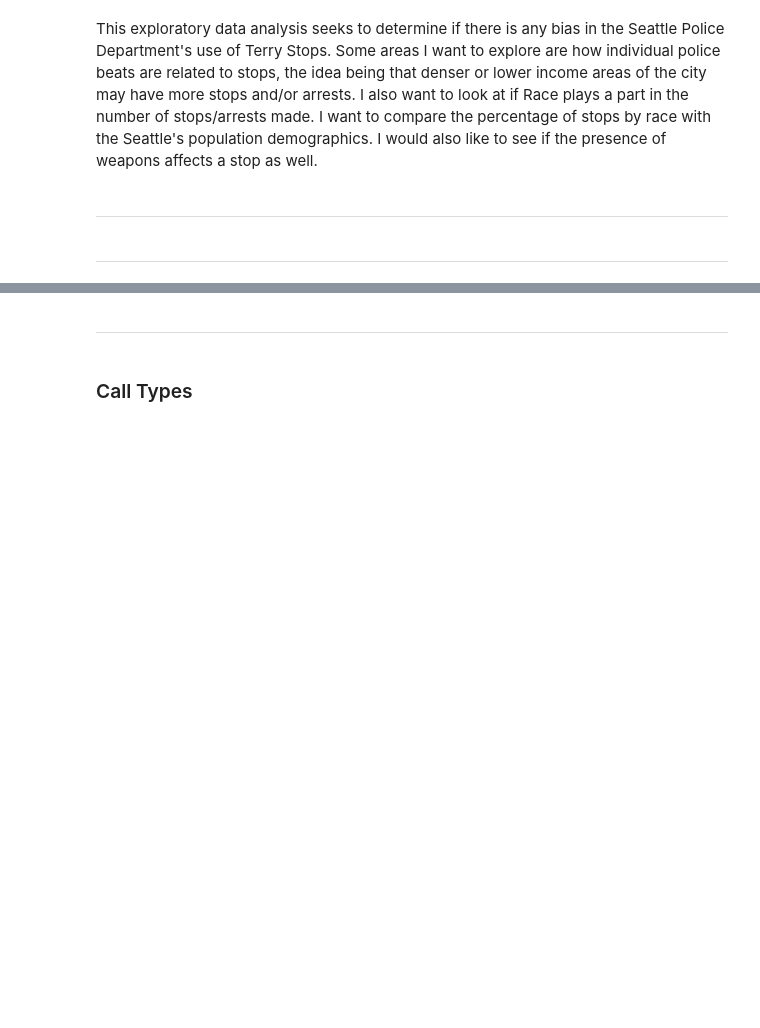
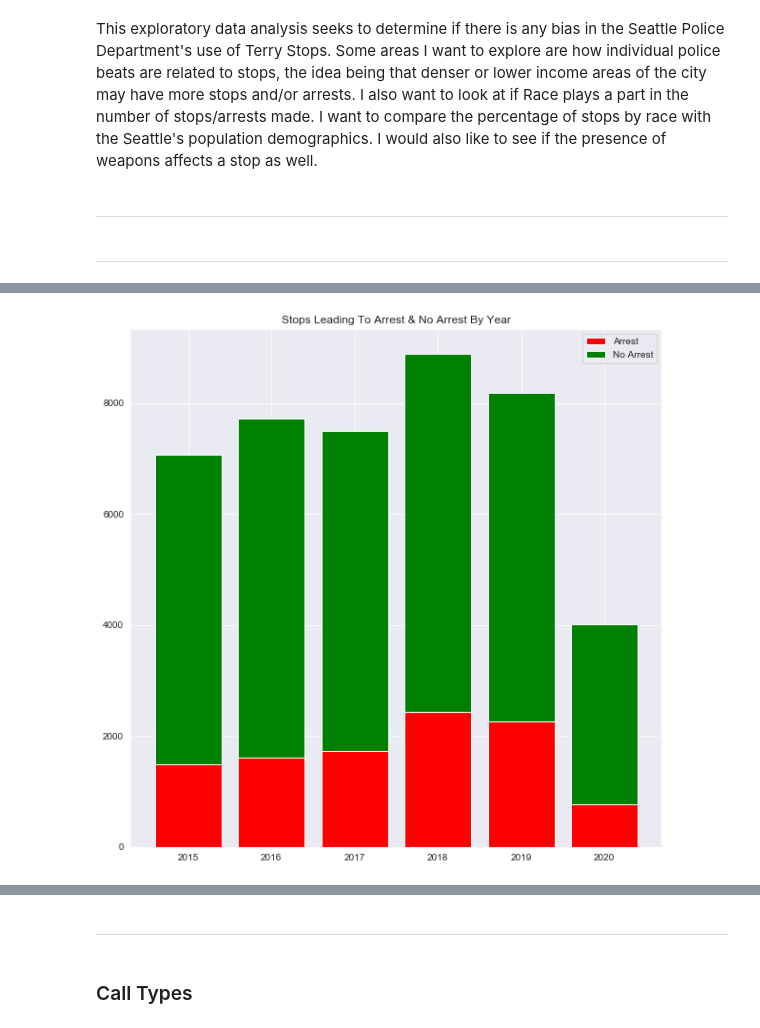
Before and after one commit to kevinmacmat/investigating_terry_stops, a Jupyter notebook: eda-Copy1.ipynb, the cells around one changed output, grey strips where cells are left out. Cells and saved outputs as stored; diff of their text form; code cells hidden in the pictures; blank space fills up the shorter version.

```diff
--- a/eda-Copy1.ipynb
+++ b/eda-Copy1.ipynb
@@ -30,0 +37,9 @@ plt.show()
+# %%
+plt.figure(figsize=(10,10))
+p1 = plt.bar(years, arrest, color='red')
+p2 = plt.bar(years, no_arrest, bottom=arrest, color='green')
+plt.title('Stops Leading To Arrest & No Arrest By Year')
+plt.legend(['Arrest', 'No Arrest'])
+plt.show()
+# %% [output]
+[figure, added]
```
Also changed, not shown: parts of 12 cells of this notebook.
